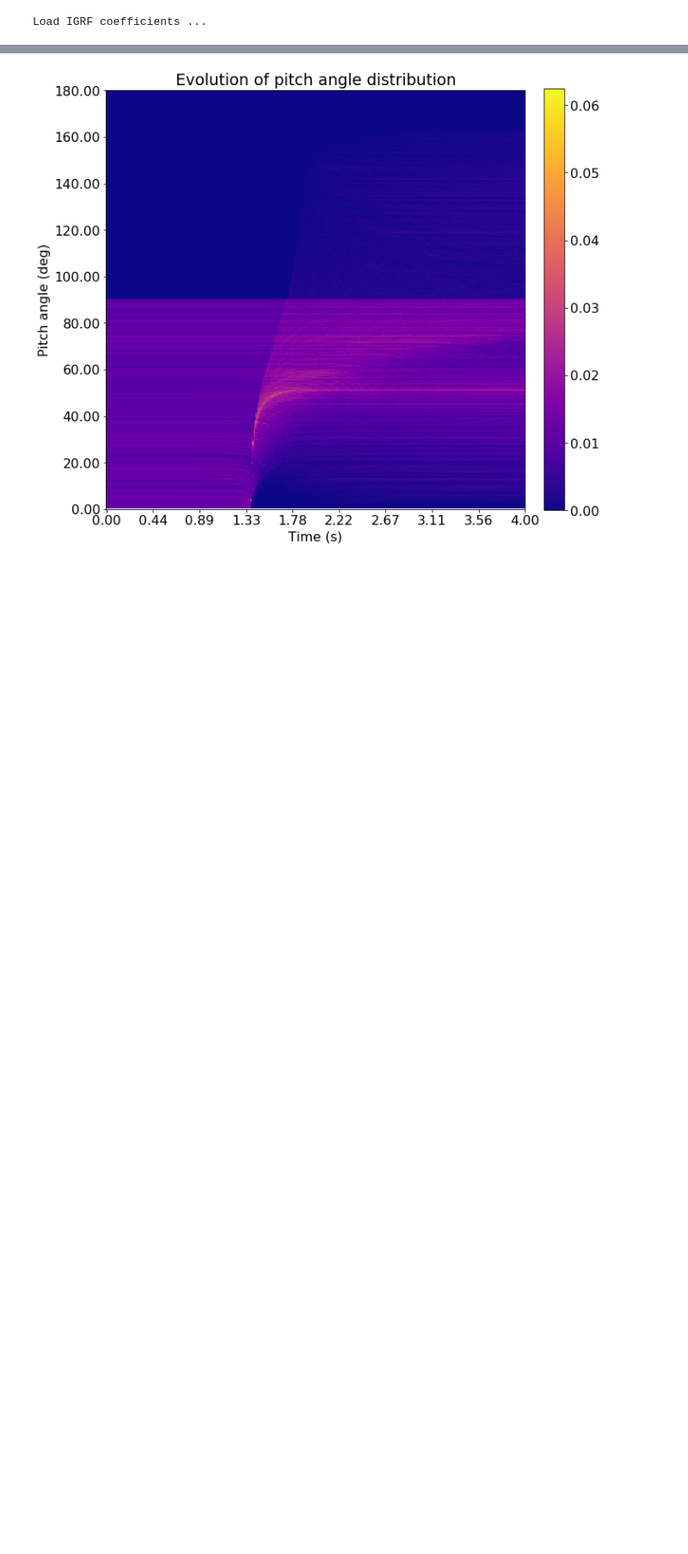
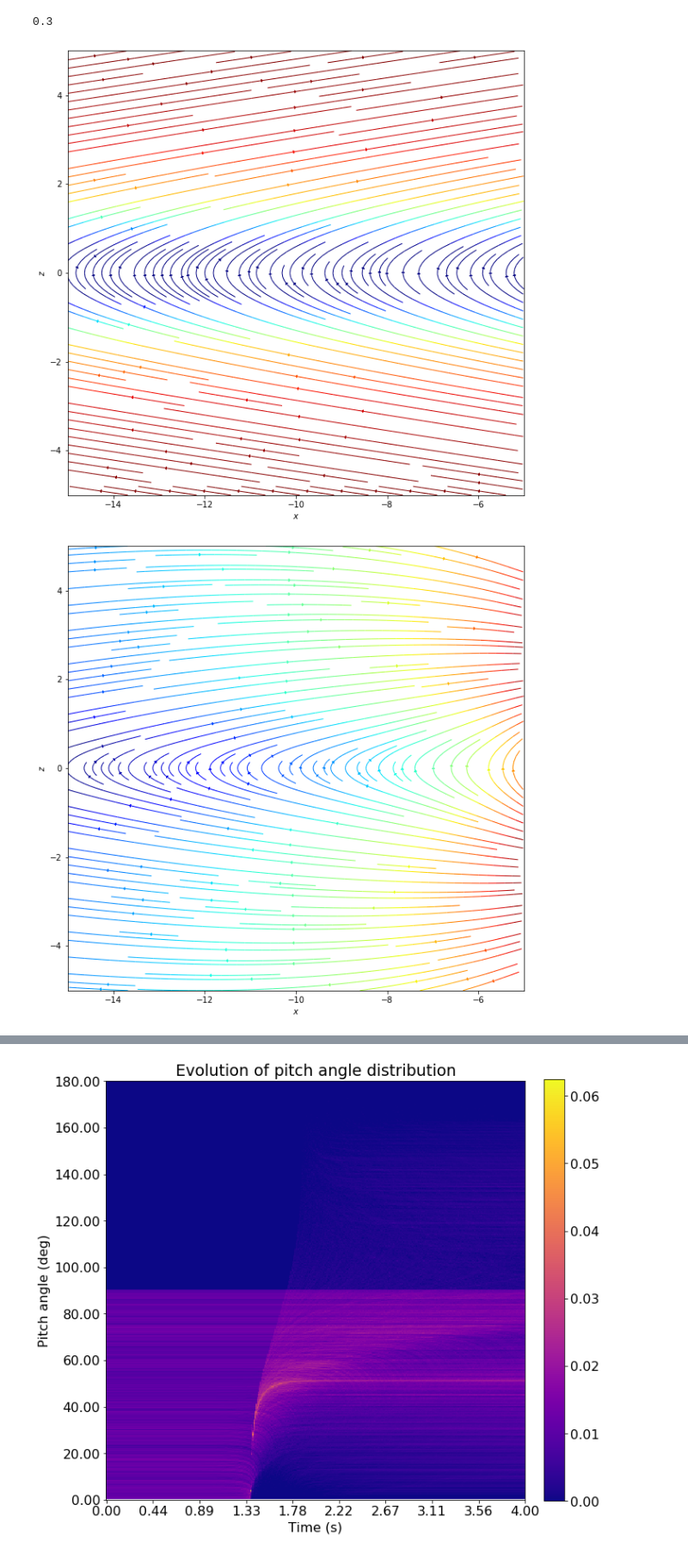
Before and after one commit to zbeever/cpt-solver, a Jupyter notebook: notebooks/harris_current_sheet.ipynb, the cells around one changed output, grey strips where cells are left out. Shown: that part at 86% size. Drawn from its saved outputs; the diff is of its cells as text; code cells hidden in the pictures; blank space fills up the shorter version.

```diff
--- a/harris_current_sheet.ipynb
+++ b/notebooks/harris_current_sheet.ipynb
@@ -2,8 +2,56 @@
 from system import *
 
 e_field = zero_field()
-b_field = harris_cs_model(100e-9, 0.15, Re)
+b_field = harris_cs_model(100e-9, 0.15, 2 * Re)
+b_field_2 = t89(7)
 system  = System(e_field, b_field)
-# %% [output]
-Load IGRF coefficients ...
+# %%
+flc(b_field, np.array([0, 0, 0])) / Re
+# %% [output]
+0.3
+# %%
+import matplotlib.pyplot as plt
+
+def plot_field(field, axis, nodes, x_lims, y_lims, size = (10, 10), t = 0.0):
+    x = np.linspace(x_lims[0], x_lims[1], nodes)
+    y = np.linspace(y_lims[0], y_lims[1], nodes)
+
+    U, V = np.meshgrid(x, y)
+    X, Y = np.meshgrid(x, y)
+
+    fig, ax = plt.subplots(figsize=size)
+
+    if axis_num[axis] == 0:
+        for i in range(nodes):
+            for j in range(nodes):
+                W, U[i][j], V[i][j] = field(np.array([1e-20, X[i][j], Y[i][j]]), t)
+                ax.set_xlabel('$y$')
+                ax.set_ylabel('$z$')
+    elif axis_num[axis] == 1:
+        for i in range(nodes):
+            for j in range(nodes):
+                U[i][j], W, V[i][j] = field(np.array([X[i][j], 1e-20, Y[i][j]]), t)
+                ax.set_xlabel('$x$')
+                ax.set_ylabel('$z$')
+    elif axis_num[axis] == 2:
+        for i in range(nodes):
+            for j in range(nodes):
+                U[i][j], V[i][j], W  = field(np.array([X[i][j], Y[i][j], 1e-20]), t)
+                ax.set_xlabel('$x$')
+                ax.set_ylabel('$y$')
+
+    color = 2 * np.log(np.hypot(U, V))
+    X /= Re
+    Y /= Re
+    ax.streamplot(X, Y, U, V, color=color, linewidth=1, cmap=plt.cm.jet, density=2, arrowstyle='wedge', arrowsize=1.)
+
+    ax.set_xlim(x_lims[0] / Re, x_lims[1] / Re)
+    ax.set_ylim(y_lims[0] / Re, y_lims[1] / Re)
+    plt.show()
+
+plot_field(b_field, 'y', 10, [-15 * Re, -5 * Re], [-5 * Re, 5 * Re])
+plot_field(b_field_2, 'y', 10, [-15 * Re, -5 * Re], [-5 * Re, 5 * Re])
+# %% [output]
+[figure, added]
+[figure, added]
 # %%
```
Also changed, not shown: parts of 1 cell of this notebook, 20 other files.
